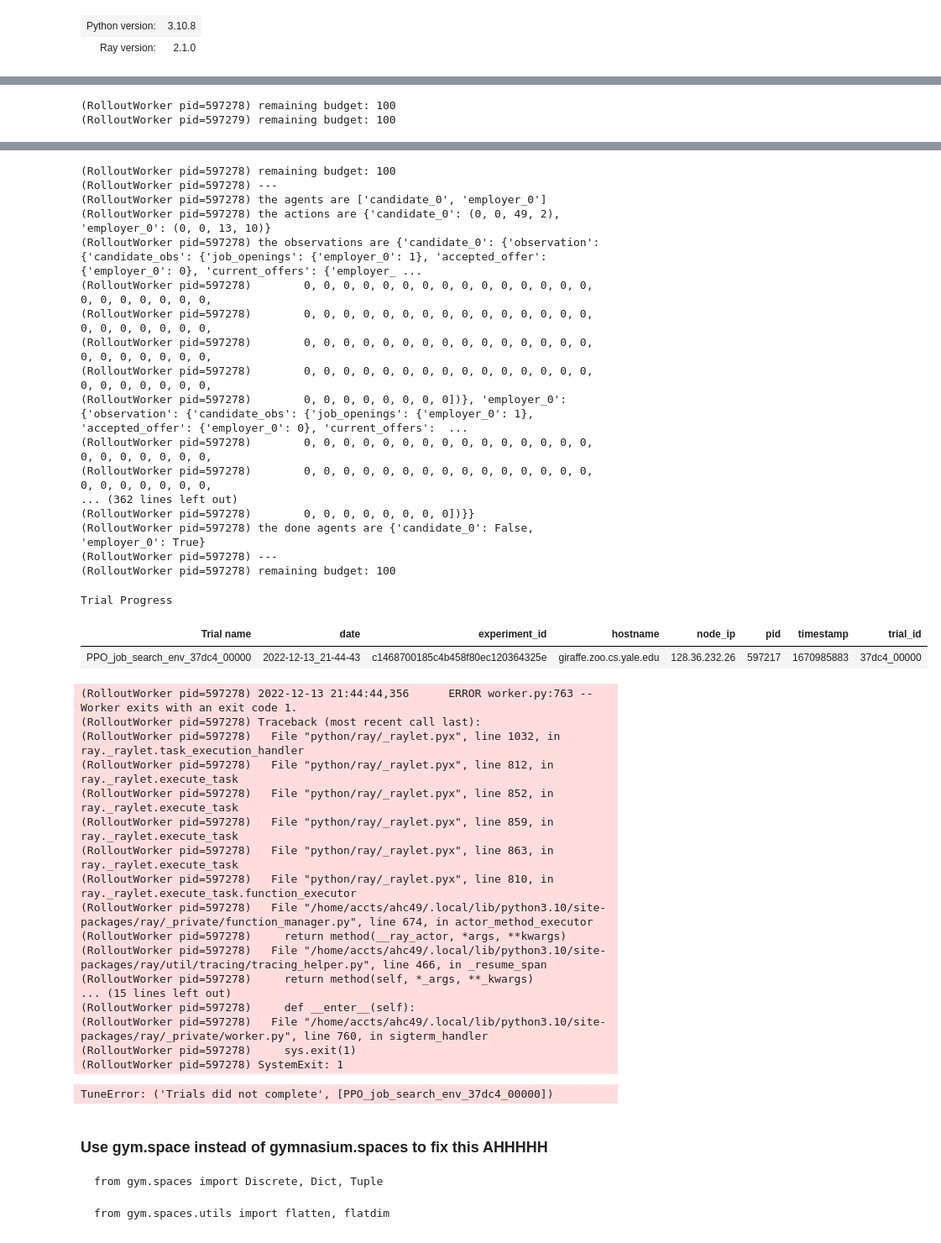
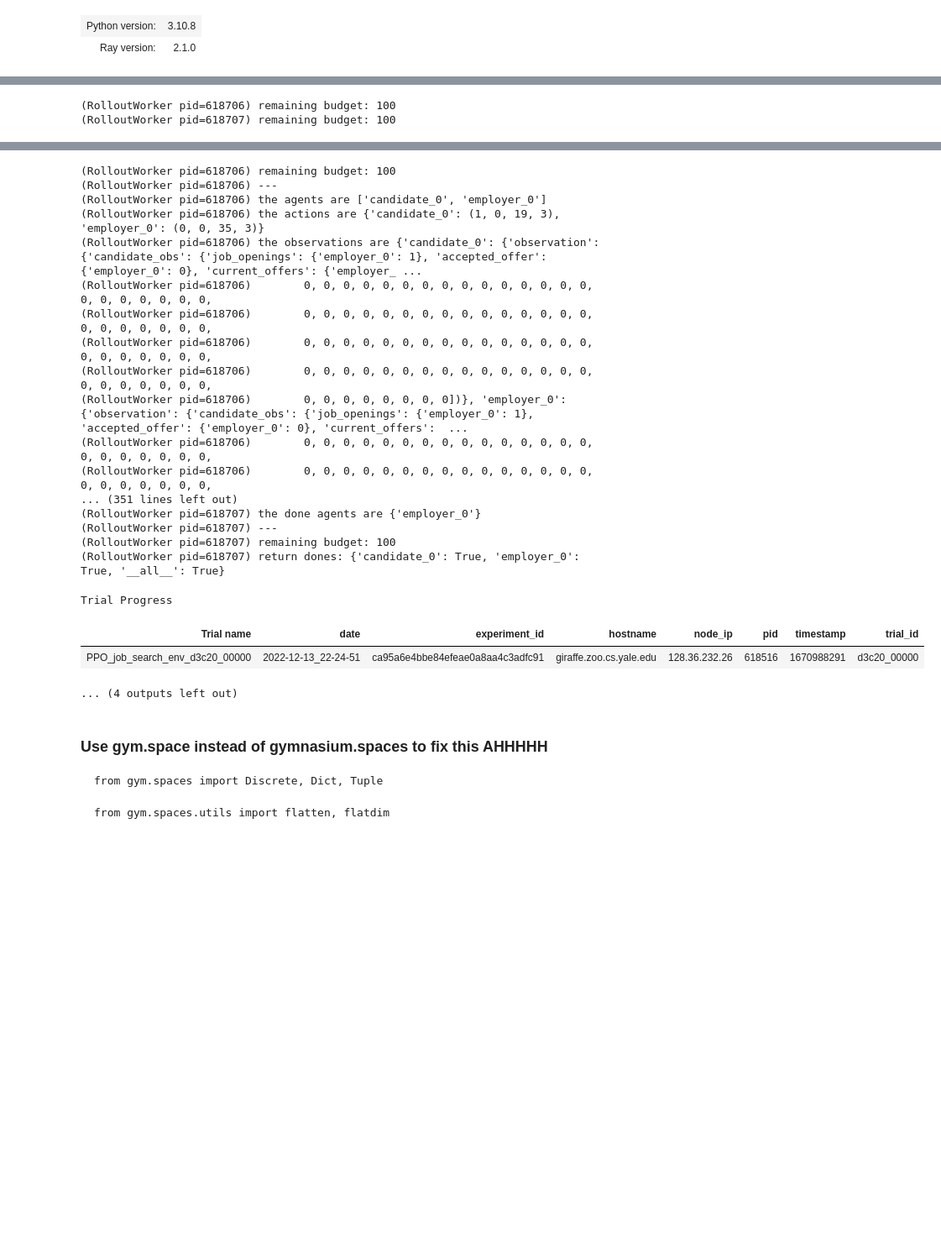
Before and after one commit to alexchenhz/salary-negotation, a Jupyter notebook: job_search_agent_training.ipynb, the cells around one changed output, grey strips where cells are left out. Shown at 84% size. Drawn from its saved outputs; the diff is of its cells as text; code cells hidden in the pictures; blank space fills up the shorter version.

Commit message:
Fixed dones not being set correctly

````diff
--- a/job_search_agent_training.ipynb
+++ b/job_search_agent_training.ipynb
@@ -158,7 +158,9 @@ config = (
     .environment(env=env_name, clip_actions=True)
     .debugging(log_level="ERROR")
     .framework(framework="torch")
-    .resources(num_gpus=int(os.environ.get("RLLIB_NUM_GPUS", "0")))
+    .resources(num_gpus=0)
+#     .resources(num_gpus=int(os.environ.get("RLLIB_NUM_GPUS", "0")))
+
     .training(model={
                         "custom_model": CandidateModelV0,
                         "custom_model_config": {},
@@ -171,7 +173,7 @@ config["action_space"] = job_search_env.env().action_space("candidate_0")
 tune.run(
     "PPO",
     name="PPO",
-    stop={"timesteps_total": 5000000},
+    stop={"timesteps_total": 100},
     checkpoint_freq=10,
     local_dir="~/ray_results/" + env_name,
     config=config,
@@ -199,2 +213,2 @@ Trial Status
-(RolloutWorker pid=597278) remaining budget: 100
-(RolloutWorker pid=597279) remaining budget: 100
+(RolloutWorker pid=618706) remaining budget: 100
+(RolloutWorker pid=618707) remaining budget: 100
@@ -218,41 +232,24 @@ ValueError: ('Batches sent to postprocessing must only contain steps from a sing
-(RolloutWorker pid=597278) remaining budget: 100
-(RolloutWorker pid=597278) ---
-(RolloutWorker pid=597278) the agents are ['candidate_0', 'employer_0']
-(RolloutWorker pid=597278) the actions are {'candidate_0': (0, 0, 49, 2), 'employer_0': (0, 0, 13, 10)}
-(RolloutWorker pid=597278) the observations are {'candidate_0': {'observation': {'candidate_obs': {'job_openings': {'employer_0': 1}, 'accepted_offer': {'employer_0': 0}, 'current_offers': {'employer_ ...
-(RolloutWorker pid=597278)        0, 0, 0, 0, 0, 0, 0, 0, 0, 0, 0, 0, 0, 0, 0, 0, 0, 0, 0, 0, 0, 0,
-(RolloutWorker pid=597278)        0, 0, 0, 0, 0, 0, 0, 0, 0, 0, 0, 0, 0, 0, 0, 0, 0, 0, 0, 0, 0, 0,
-(RolloutWorker pid=597278)        0, 0, 0, 0, 0, 0, 0, 0, 0, 0, 0, 0, 0, 0, 0, 0, 0, 0, 0, 0, 0, 0,
-(RolloutWorker pid=597278)        0, 0, 0, 0, 0, 0, 0, 0, 0, 0, 0, 0, 0, 0, 0, 0, 0, 0, 0, 0, 0, 0,
-(RolloutWorker pid=597278)        0, 0, 0, 0, 0, 0, 0, 0])}, 'employer_0': {'observation': {'candidate_obs': {'job_openings': {'employer_0': 1}, 'accepted_offer': {'employer_0': 0}, 'current_offers':  ...
-(RolloutWorker pid=597278)        0, 0, 0, 0, 0, 0, 0, 0, 0, 0, 0, 0, 0, 0, 0, 0, 0, 0, 0, 0, 0, 0,
-(RolloutWorker pid=597278)        0, 0, 0, 0, 0, 0, 0, 0, 0, 0, 0, 0, 0, 0, 0, 0, 0, 0, 0, 0, 0, 0,
-... (362 lines left out)
-(RolloutWorker pid=597278)        0, 0, 0, 0, 0, 0, 0, 0])}}
-(RolloutWorker pid=597278) the done agents are {'candidate_0': False, 'employer_0': True}
-(RolloutWorker pid=597278) ---
-(RolloutWorker pid=597278) remaining budget: 100
+(RolloutWorker pid=618706) remaining budget: 100
+(RolloutWorker pid=618706) ---
+(RolloutWorker pid=618706) the agents are ['candidate_0', 'employer_0']
+(RolloutWorker pid=618706) the actions are {'candidate_0': (1, 0, 19, 3), 'employer_0': (0, 0, 35, 3)}
+(RolloutWorker pid=618706) the observations are {'candidate_0': {'observation': {'candidate_obs': {'job_openings': {'employer_0': 1}, 'accepted_offer': {'employer_0': 0}, 'current_offers': {'employer_ ...
+(RolloutWorker pid=618706)        0, 0, 0, 0, 0, 0, 0, 0, 0, 0, 0, 0, 0, 0, 0, 0, 0, 0, 0, 0, 0, 0,
+(RolloutWorker pid=618706)        0, 0, 0, 0, 0, 0, 0, 0, 0, 0, 0, 0, 0, 0, 0, 0, 0, 0, 0, 0, 0, 0,
+(RolloutWorker pid=618706)        0, 0, 0, 0, 0, 0, 0, 0, 0, 0, 0, 0, 0, 0, 0, 0, 0, 0, 0, 0, 0, 0,
+(RolloutWorker pid=618706)        0, 0, 0, 0, 0, 0, 0, 0, 0, 0, 0, 0, 0, 0, 0, 0, 0, 0, 0, 0, 0, 0,
+(RolloutWorker pid=618706)        0, 0, 0, 0, 0, 0, 0, 0])}, 'employer_0': {'observation': {'candidate_obs': {'job_openings': {'employer_0': 1}, 'accepted_offer': {'employer_0': 0}, 'current_offers':  ...
+(RolloutWorker pid=618706)        0, 0, 0, 0, 0, 0, 0, 0, 0, 0, 0, 0, 0, 0, 0, 0, 0, 0, 0, 0, 0, 0,
+(RolloutWorker pid=618706)        0, 0, 0, 0, 0, 0, 0, 0, 0, 0, 0, 0, 0, 0, 0, 0, 0, 0, 0, 0, 0, 0,
+... (351 lines left out)
+(RolloutWorker pid=618707) the done agents are {'employer_0'}
+(RolloutWorker pid=618707) ---
+(RolloutWorker pid=618707) remaining budget: 100
+(RolloutWorker pid=618707) return dones: {'candidate_0': True, 'employer_0': True, '__all__': True}
 Trial Progress
 | Trial name | date | experiment_id | hostname | node_ip | pid | timestamp | trial_id |
-| PPO_job_search_env_37dc4_00000 | 2022-12-13_21-44-43 | c1468700185c4b458f80ec120364325e | giraffe.zoo.cs.yale.edu | 128.36.232.26 | 597217 | 1670985883 | 37dc4_00000 |
+| PPO_job_search_env_d3c20_00000 | 2022-12-13_22-24-51 | ca95a6e4bbe84efeae0a8aa4c3adfc91 | giraffe.zoo.cs.yale.edu | 128.36.232.26 | 618516 | 1670988291 | d3c20_00000 |
-(RolloutWorker pid=597278) 2022-12-13 21:44:44,356      ERROR worker.py:763 -- Worker exits with an exit code 1.
-(RolloutWorker pid=597278) Traceback (most recent call last):
-(RolloutWorker pid=597278)   File "python/ray/_raylet.pyx", line 1032, in ray._raylet.task_execution_handler
-(RolloutWorker pid=597278)   File "python/ray/_raylet.pyx", line 812, in ray._raylet.execute_task
-(RolloutWorker pid=597278)   File "python/ray/_raylet.pyx", line 852, in ray._raylet.execute_task
-(RolloutWorker pid=597278)   File "python/ray/_raylet.pyx", line 859, in ray._raylet.execute_task
-(RolloutWorker pid=597278)   File "python/ray/_raylet.pyx", line 863, in ray._raylet.execute_task
-(RolloutWorker pid=597278)   File "python/ray/_raylet.pyx", line 810, in ray._raylet.execute_task.function_executor
-(RolloutWorker pid=597278)   File "/home/accts/ahc49/.local/lib/python3.10/site-packages/ray/_private/function_manager.py", line 674, in actor_method_executor
-(RolloutWorker pid=597278)     return method(__ray_actor, *args, **kwargs)
-(RolloutWorker pid=597278)   File "/home/accts/ahc49/.local/lib/python3.10/site-packages/ray/util/tracing/tracing_helper.py", line 466, in _resume_span
-(RolloutWorker pid=597278)     return method(self, *_args, **_kwargs)
-... (15 lines left out)
-(RolloutWorker pid=597278)     def __enter__(self):
-(RolloutWorker pid=597278)   File "/home/accts/ahc49/.local/lib/python3.10/site-packages/ray/_private/worker.py", line 760, in sigterm_handler
-(RolloutWorker pid=597278)     sys.exit(1)
-(RolloutWorker pid=597278) SystemExit: 1
+... (4 outputs left out)
-TuneError: ('Trials did not complete', [PPO_job_search_env_37dc4_00000])
 # %% [markdown]
 ### Use gym.space instead of gymnasium.spaces to fix this AHHHHH
 ```
````
Also changed, not shown: parts of 7 cells of this notebook, 1 other file.
